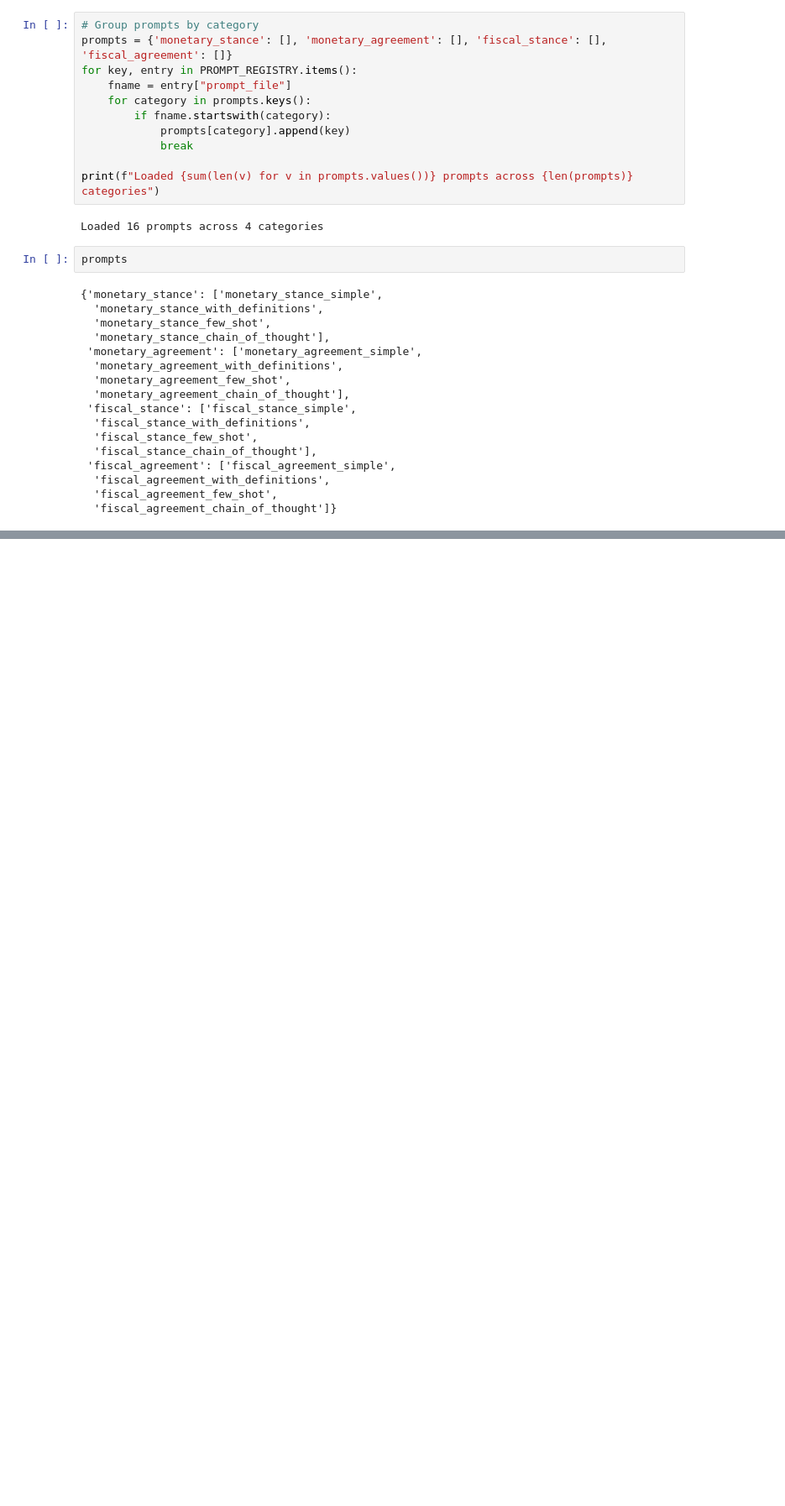
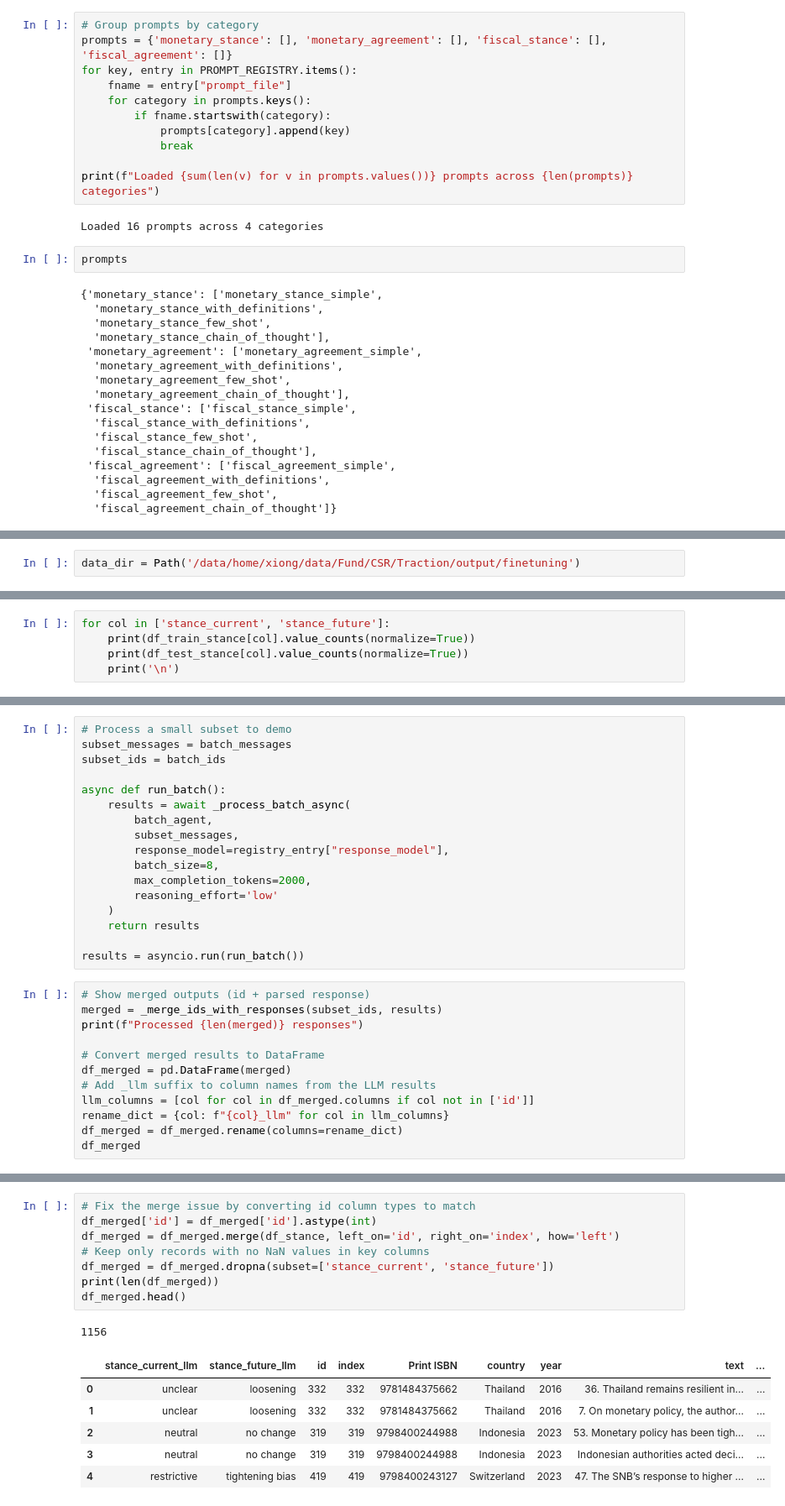
Before and after one commit to johnsonice/Fund_ISR, a Jupyter notebook: notebooks/Traction/llm_fiscal_monetary_demo.ipynb, the cells around one changed output, grey strips where cells are left out. Shown at 84% size. Drawn from its saved outputs; the diff is of its cells as text; blank space fills up the shorter version.

```diff
--- a/notebooks/Traction/llm_fiscal_monetary_demo.ipynb
+++ b/notebooks/Traction/llm_fiscal_monetary_demo.ipynb
@@ -134,0 +72,2 @@ The generic `test_prompt()` function can test any prompt variant with appropriat
+# %%
+data_dir = Path('/data/home/xiong/data/Fund/CSR/Traction/output/finetuning')
@@ -134,0 +304,5 @@ The generic `test_prompt()` function can test any prompt variant with appropriat
+# %%
+for col in ['stance_current', 'stance_future']:
+    print(df_train_stance[col].value_counts(normalize=True))
+    print(df_test_stance[col].value_counts(normalize=True))
+    print('\n')
@@ -134,0 +374,29 @@ The generic `test_prompt()` function can test any prompt variant with appropriat
+# %%
+# Process a small subset to demo
+subset_messages = batch_messages
+subset_ids = batch_ids
+
+async def run_batch():
+    results = await _process_batch_async(
+        batch_agent,
+        subset_messages,
+        response_model=registry_entry["response_model"],
+        batch_size=8,
+        max_completion_tokens=2000,
+        reasoning_effort='low'
+    )
+    return results
+
+results = asyncio.run(run_batch())
+# %%
+# Show merged outputs (id + parsed response)
+merged = _merge_ids_with_responses(subset_ids, results)
+print(f"Processed {len(merged)} responses")
+
+# Convert merged results to DataFrame
+df_merged = pd.DataFrame(merged)
+# Add _llm suffix to column names from the LLM results
+llm_columns = [col for col in df_merged.columns if col not in ['id']]
+rename_dict = {col: f"{col}_llm" for col in llm_columns}
+df_merged = df_merged.rename(columns=rename_dict)
+df_merged
@@ -134,0 +418,16 @@ The generic `test_prompt()` function can test any prompt variant with appropriat
+# %%
+# Fix the merge issue by converting id column types to match
+df_merged['id'] = df_merged['id'].astype(int)
+df_merged = df_merged.merge(df_stance, left_on='id', right_on='index', how='left')
+# Keep only records with no NaN values in key columns
+df_merged = df_merged.dropna(subset=['stance_current', 'stance_future'])
+print(len(df_merged))
+df_merged.head()
+# %% [output]
+1156
+|  | stance_current_llm | stance_future_llm | id | index | Print ISBN | country | year | text | ... |
+| 0 | unclear | loosening | 332 | 332 | 9781484375662 | Thailand | 2016 | 36. Thailand remains resilient in... | ... |
+| 1 | unclear | loosening | 332 | 332 | 9781484375662 | Thailand | 2016 | 7. On monetary policy, the author... | ... |
+| 2 | neutral | no change | 319 | 319 | 9798400244988 | Indonesia | 2023 | 53. Monetary policy has been tigh... | ... |
+| 3 | neutral | no change | 319 | 319 | 9798400244988 | Indonesia | 2023 | Indonesian authorities acted deci... | ... |
+| 4 | restrictive | tightening bias | 419 | 419 | 9798400243127 | Switzerland | 2023 | 47. The SNB’s response to higher ... | ... |
```
Also changed, not shown: parts of 30 cells of this notebook, 12 other files.
